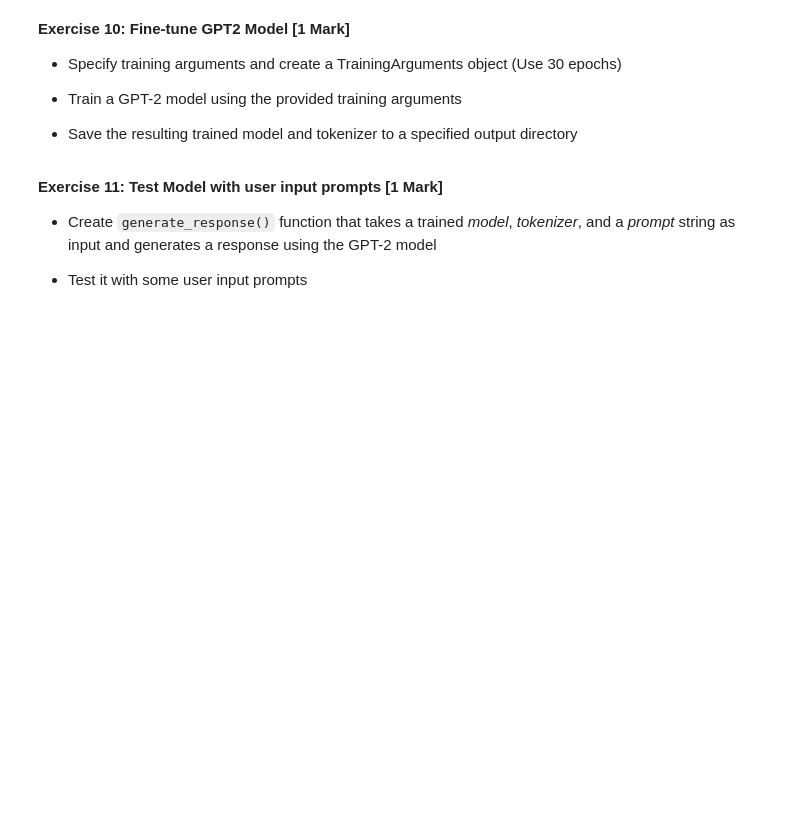
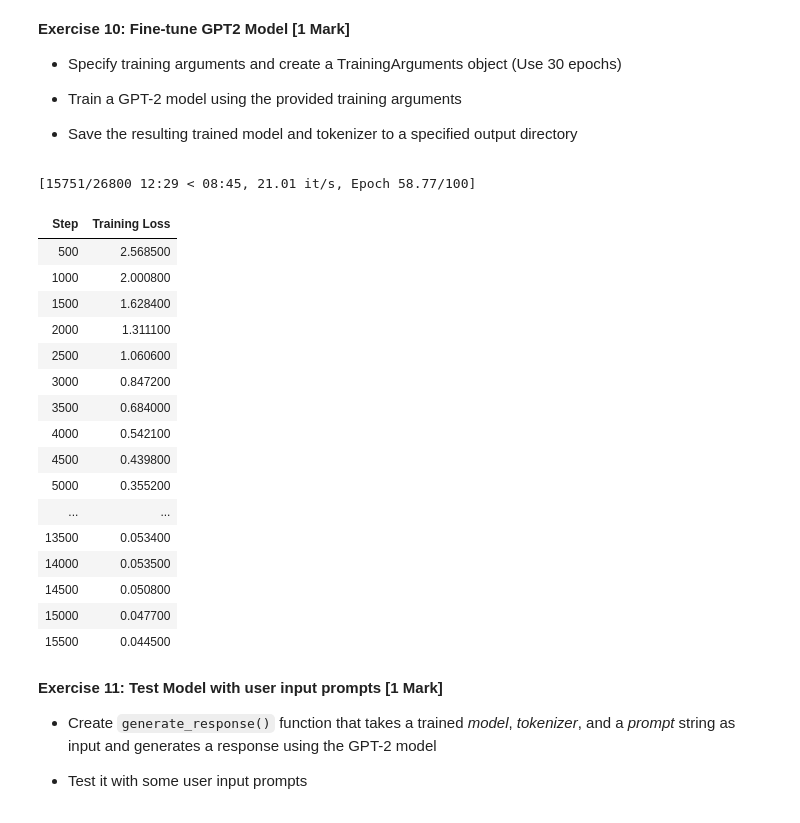
Before and after one commit to vchandraiitk/datascience, a Jupyter notebook: Vikas_M5_NB_MiniProject_1_Medical_Q&A_GPT2.ipynb, the cells around one changed output. Drawn from its saved outputs; the diff is of its cells as text; code cells hidden in the pictures; blank space fills up the shorter version.

```diff
--- a/Vikas_M5_NB_MiniProject_1_Medical_Q&A_GPT2.ipynb
+++ b/Vikas_M5_NB_MiniProject_1_Medical_Q&A_GPT2.ipynb
@@ -274,0 +255,46 @@ model = GPT2LMHeadModel.from_pretrained('gpt2')
+# %%
+# Set up the training arguments
+# YOUR CODE HERE
+model_output_path = "/content/gpt_model"
+
+training_args = TrainingArguments(
+    output_dir = model_output_path,
+    overwrite_output_dir = True,
+    per_device_train_batch_size = 4, # try with 2
+    per_device_eval_batch_size = 4,  #  try with 2
+    num_train_epochs = 100,
+    save_steps = 1_000,
+    save_total_limit = 2,
+    logging_dir = './logs',
+    )
+# %%
+# Train the model
+# YOUR CODE HERE
+trainer = Trainer(
+    model = model,
+    args = training_args,
+    data_collator = data_collator,
+    train_dataset = train_dataset,
+    eval_dataset = val_dataset,
+)
+
+trainer.train()
+# %% [output]
+[15751/26800 12:29 < 08:45, 21.01 it/s, Epoch 58.77/100]
+| Step | Training Loss |
+| 500 | 2.568500 |
+| 1000 | 2.000800 |
+| 1500 | 1.628400 |
+| 2000 | 1.311100 |
+| 2500 | 1.060600 |
+| 3000 | 0.847200 |
+| 3500 | 0.684000 |
+| 4000 | 0.542100 |
+| 4500 | 0.439800 |
+| 5000 | 0.355200 |
+| ... | ... |
+| 13500 | 0.053400 |
+| 14000 | 0.053500 |
+| 14500 | 0.050800 |
+| 15000 | 0.047700 |
+| 15500 | 0.044500 |
```
Also changed, not shown: parts of 4 cells of this notebook.
